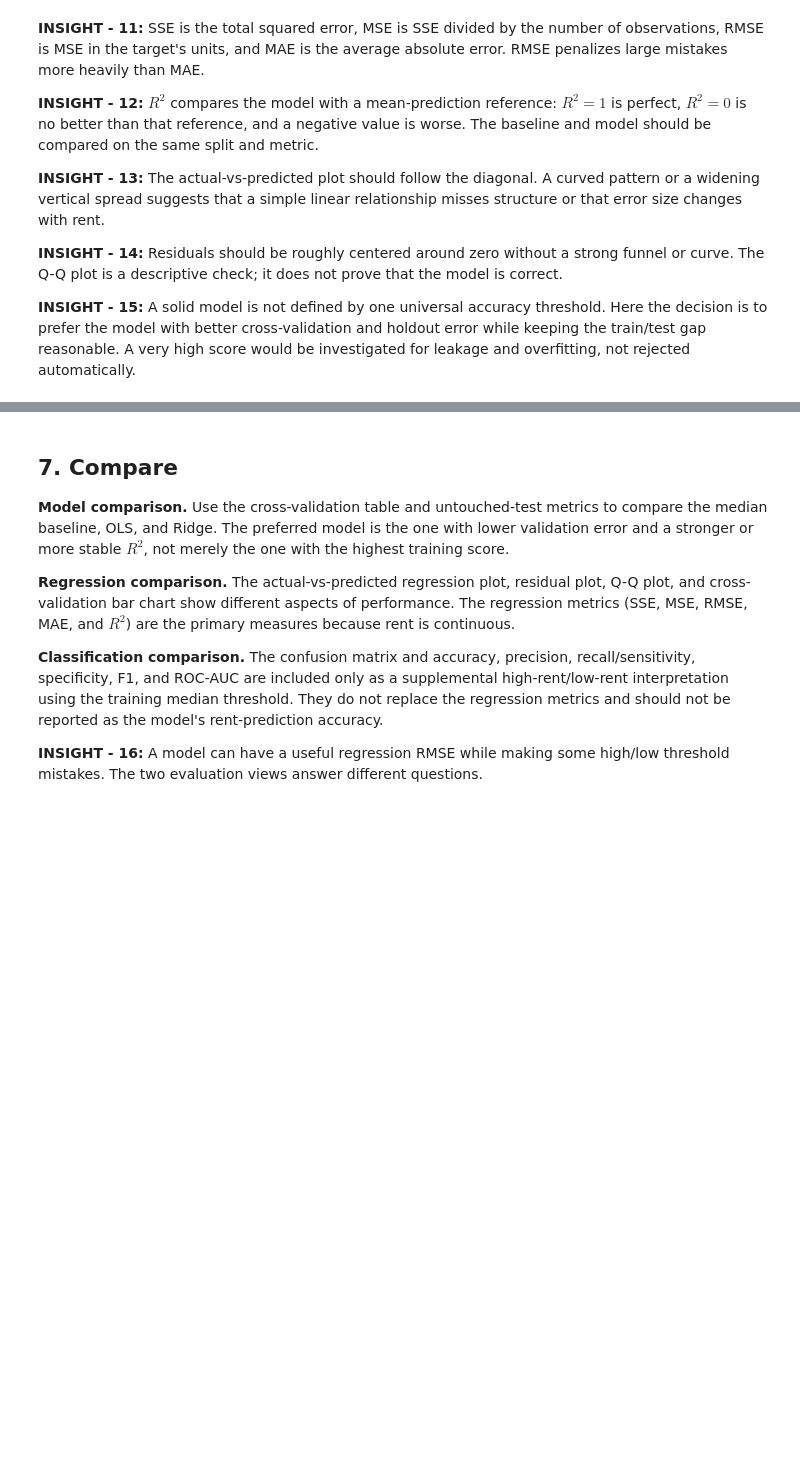
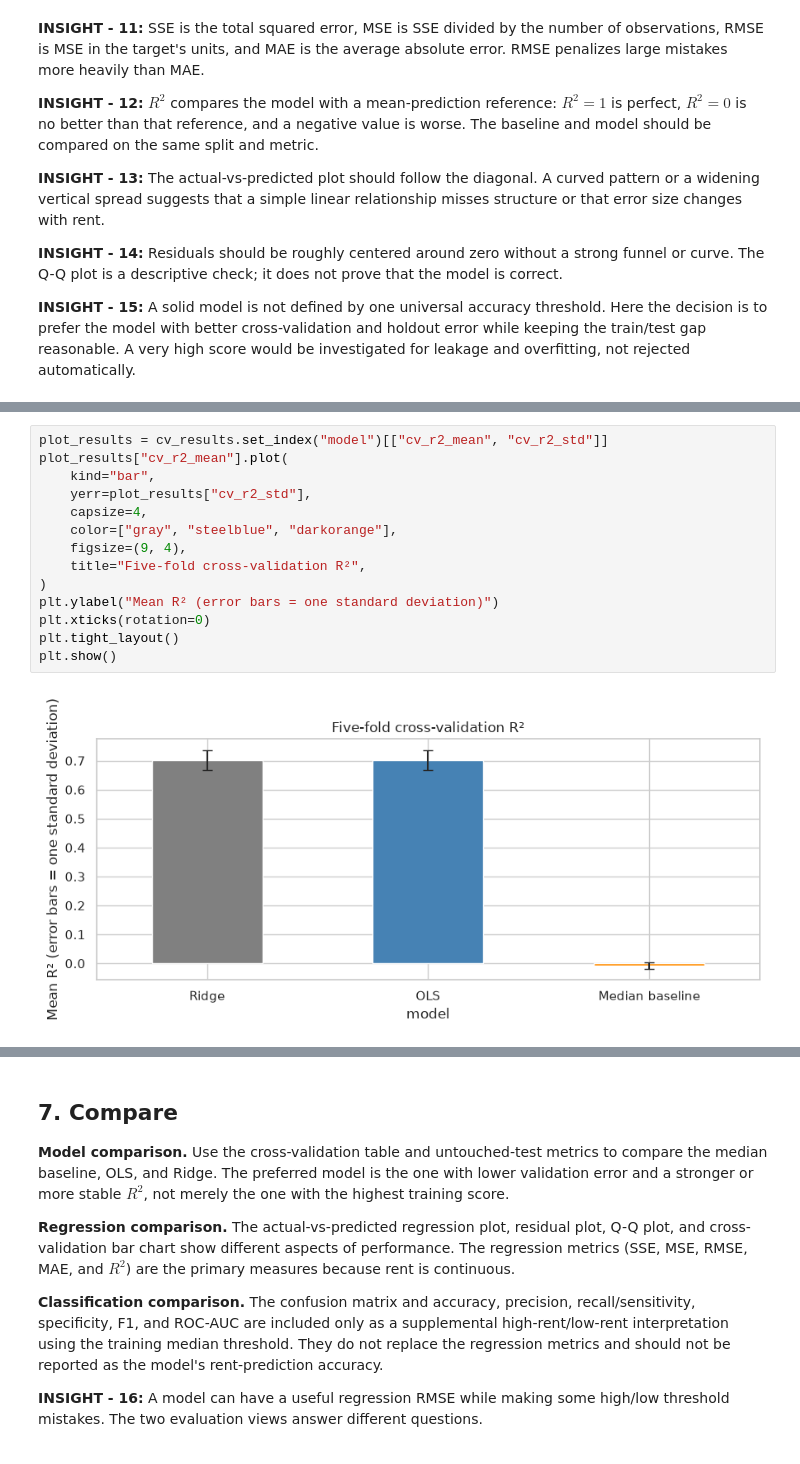
Before and after one commit to rupikap009/ML-Techniques, a Jupyter notebook: notebooks/01_house_rent_regression.ipynb, the cells around one changed output, grey strips where cells are left out. Saved outputs shown, nothing was run; the diff lists cells and outputs as text; blank space fills up the shorter version.

```diff
--- a/notebooks/01_house_rent_regression.ipynb
+++ b/notebooks/01_house_rent_regression.ipynb
@@ -576,0 +536,16 @@ This binary view is not a replacement for the continuous-rent regression evaluat
+# %%
+plot_results = cv_results.set_index("model")[["cv_r2_mean", "cv_r2_std"]]
+plot_results["cv_r2_mean"].plot(
+    kind="bar",
+    yerr=plot_results["cv_r2_std"],
+    capsize=4,
+    color=["gray", "steelblue", "darkorange"],
+    figsize=(9, 4),
+    title="Five-fold cross-validation R²",
+)
+plt.ylabel("Mean R² (error bars = one standard deviation)")
+plt.xticks(rotation=0)
+plt.tight_layout()
+plt.show()
+# %% [output]
+[figure, added]
```
Also changed, not shown: parts of 29 cells of this notebook.
